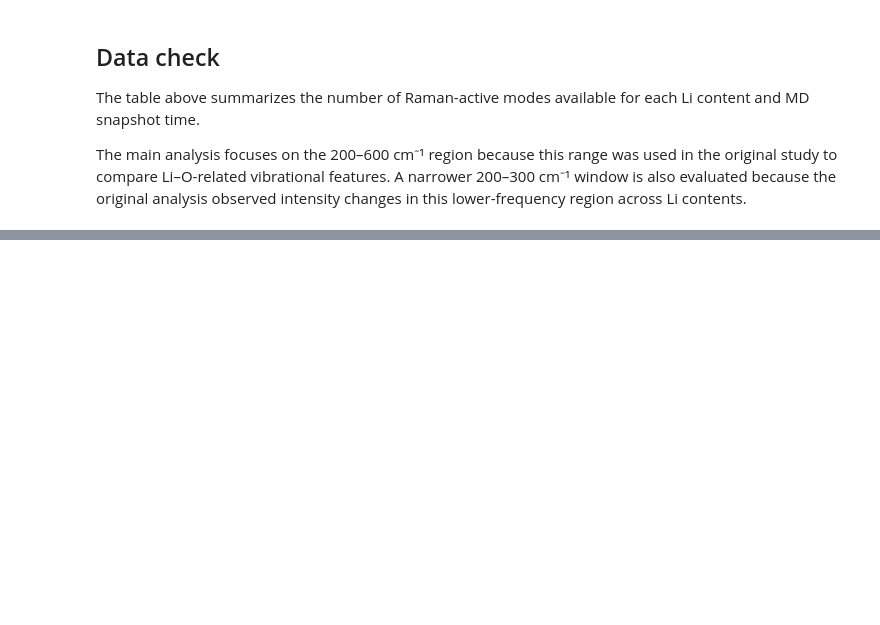
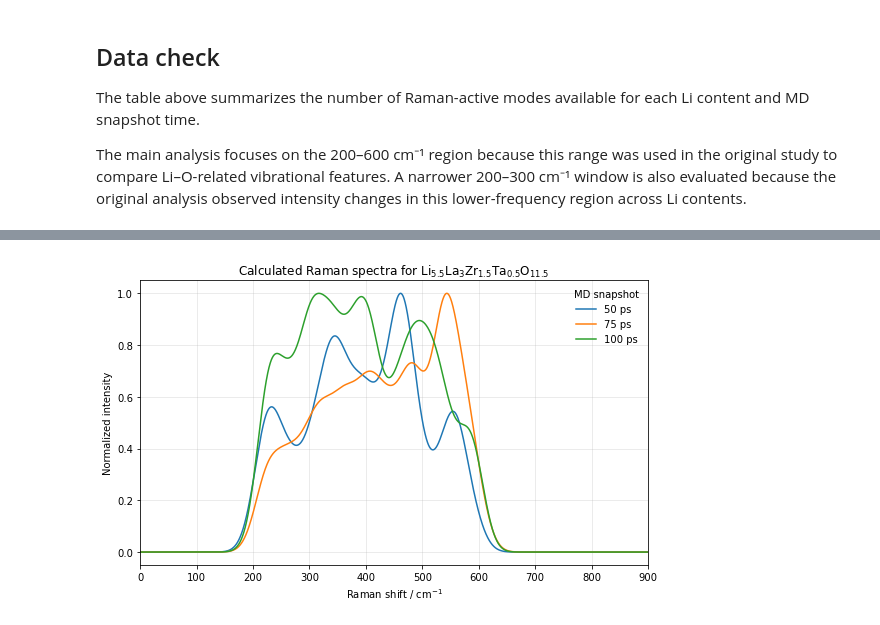
Before and after one commit to AbdullahBShahid/llzto-first-principles-raman, a Jupyter notebook: notebooks/03_plot_raman_spectra.ipynb, the cells around one changed output, grey strips where cells are left out. Saved outputs shown, nothing was run; the diff lists cells and outputs as text; code cells hidden in the pictures; blank space fills up the shorter version.

```diff
--- a/notebooks/03_plot_raman_spectra.ipynb
+++ b/notebooks/03_plot_raman_spectra.ipynb
@@ -165,0 +314,9 @@ The main analysis focuses on the 200–600 cm⁻¹ region because this range was
+# %%
+fig, ax = plot_time_comparison_for_system(
+    "Li5p5",
+    xlim=(0, 900),
+    broadening=20.0,
+    normalize=True,
+)
+# %% [output]
+[figure, added]
```
Also changed, not shown: parts of 7 cells of this notebook.
